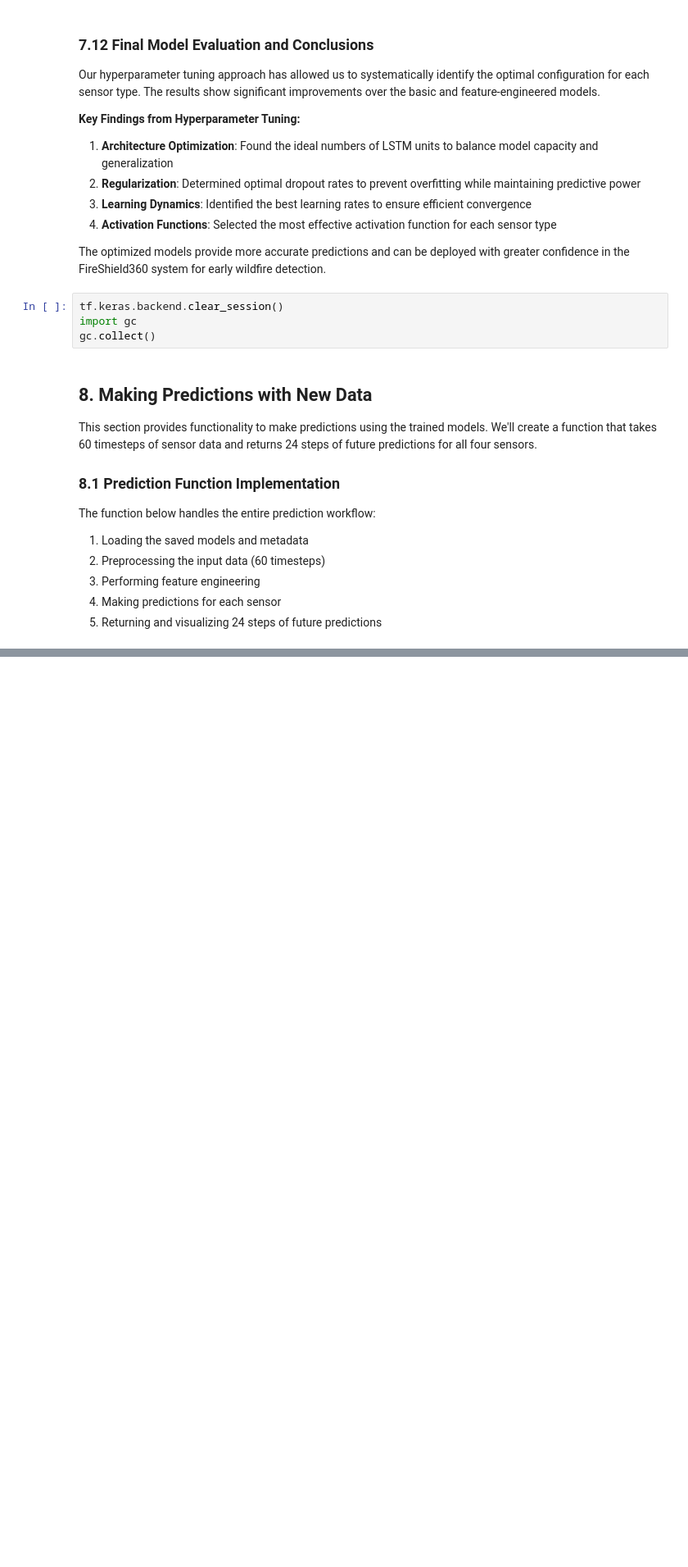
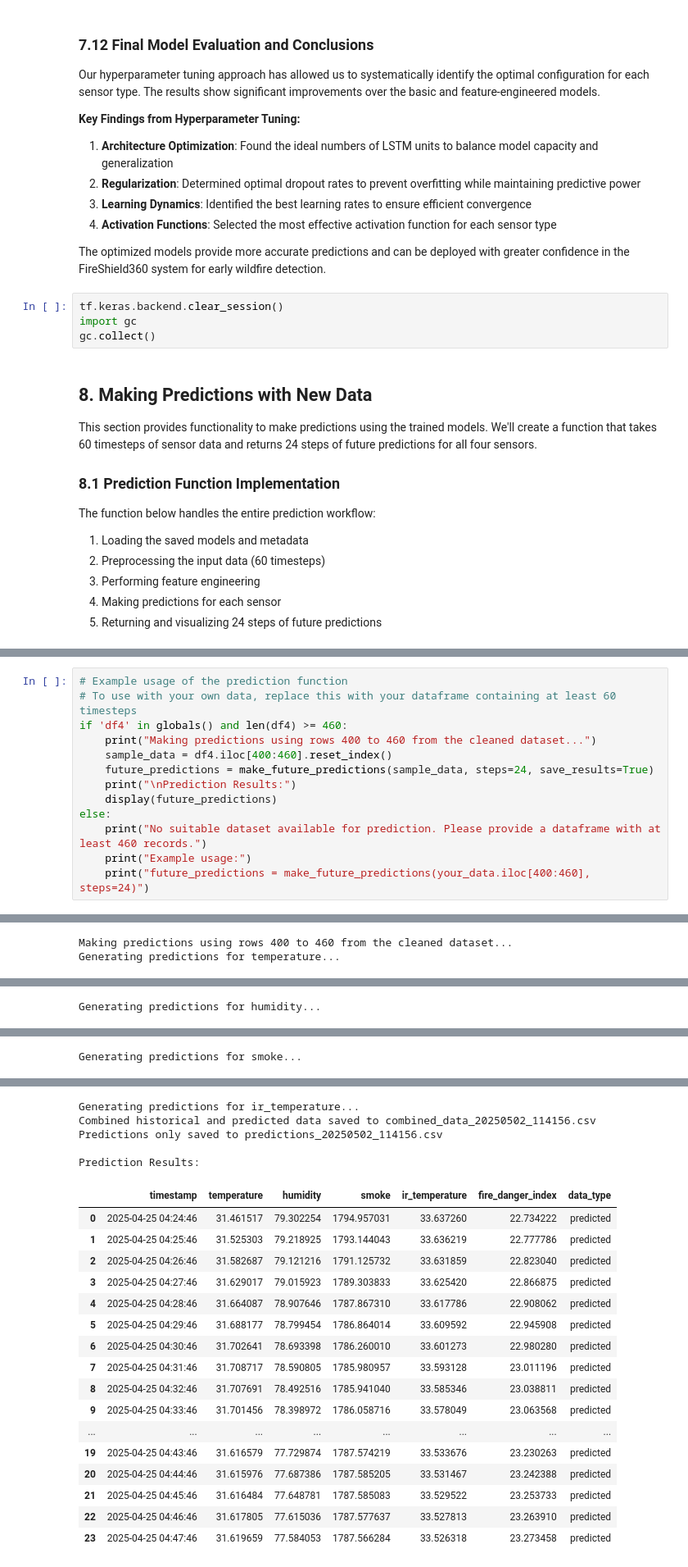
Before and after one commit to mayurasandakalum/fireshield360-wildfire-detection-and-monitoring-system, a Jupyter notebook: data/fireShield360_(1).ipynb, the cells around one changed output, grey strips where cells are left out. Shown at 82% size. Drawn from its saved outputs; the diff is of its cells as text; blank space fills up the shorter version.

```diff
--- a/data/fireShield360_(1).ipynb
+++ b/data/fireShield360_(1).ipynb
@@ -2506,0 +2389,14 @@ else:
+# %%
+# Example usage of the prediction function
+# To use with your own data, replace this with your dataframe containing at least 60 timesteps
+if 'df4' in globals() and len(df4) >= 460:
+    print("Making predictions using rows 400 to 460 from the cleaned dataset...")
+    sample_data = df4.iloc[400:460].reset_index()
+    future_predictions = make_future_predictions(sample_data, steps=24, save_results=True)
+    print("\nPrediction Results:")
+    display(future_predictions)
+else:
+    print("No suitable dataset available for prediction. Please provide a dataframe with at least 460 records.")
+    print("Example usage:")
+    print("future_predictions = make_future_predictions(your_data.iloc[400:460], steps=24)")
+# %% [output]
@@ -2506,0 +2404,2 @@ else:
+Making predictions using rows 400 to 460 from the cleaned dataset...
+Generating predictions for temperature...
@@ -2506,0 +2407 @@ else:
+Generating predictions for humidity...
@@ -2506,0 +2409 @@ else:
+Generating predictions for smoke...
@@ -2506,0 +2411,22 @@ else:
+Generating predictions for ir_temperature...
+Combined historical and predicted data saved to combined_data_20250502_114156.csv
+Predictions only saved to predictions_20250502_114156.csv
+
+Prediction Results:
+|  | timestamp | temperature | humidity | smoke | ir_temperature | fire_danger_index | data_type |
+| 0 | 2025-04-25 04:24:46 | 31.461517 | 79.302254 | 1794.957031 | 33.637260 | 22.734222 | predicted |
+| 1 | 2025-04-25 04:25:46 | 31.525303 | 79.218925 | 1793.144043 | 33.636219 | 22.777786 | predicted |
+| 2 | 2025-04-25 04:26:46 | 31.582687 | 79.121216 | 1791.125732 | 33.631859 | 22.823040 | predicted |
+| 3 | 2025-04-25 04:27:46 | 31.629017 | 79.015923 | 1789.303833 | 33.625420 | 22.866875 | predicted |
+| 4 | 2025-04-25 04:28:46 | 31.664087 | 78.907646 | 1787.867310 | 33.617786 | 22.908062 | predicted |
+| 5 | 2025-04-25 04:29:46 | 31.688177 | 78.799454 | 1786.864014 | 33.609592 | 22.945908 | predicted |
+| 6 | 2025-04-25 04:30:46 | 31.702641 | 78.693398 | 1786.260010 | 33.601273 | 22.980280 | predicted |
+| 7 | 2025-04-25 04:31:46 | 31.708717 | 78.590805 | 1785.980957 | 33.593128 | 23.011196 | predicted |
+| 8 | 2025-04-25 04:32:46 | 31.707691 | 78.492516 | 1785.941040 | 33.585346 | 23.038811 | predicted |
+| 9 | 2025-04-25 04:33:46 | 31.701456 | 78.398972 | 1786.058716 | 33.578049 | 23.063568 | predicted |
+| ... | ... | ... | ... | ... | ... | ... | ... |
+| 19 | 2025-04-25 04:43:46 | 31.616579 | 77.729874 | 1787.574219 | 33.533676 | 23.230263 | predicted |
+| 20 | 2025-04-25 04:44:46 | 31.615976 | 77.687386 | 1787.585205 | 33.531467 | 23.242388 | predicted |
+| 21 | 2025-04-25 04:45:46 | 31.616484 | 77.648781 | 1787.585083 | 33.529522 | 23.253733 | predicted |
+| 22 | 2025-04-25 04:46:46 | 31.617805 | 77.615036 | 1787.577637 | 33.527813 | 23.263910 | predicted |
+| 23 | 2025-04-25 04:47:46 | 31.619659 | 77.584053 | 1787.566284 | 33.526318 | 23.273458 | predicted |
```
Also changed, not shown: parts of 3 cells of this notebook, 7 other files.
